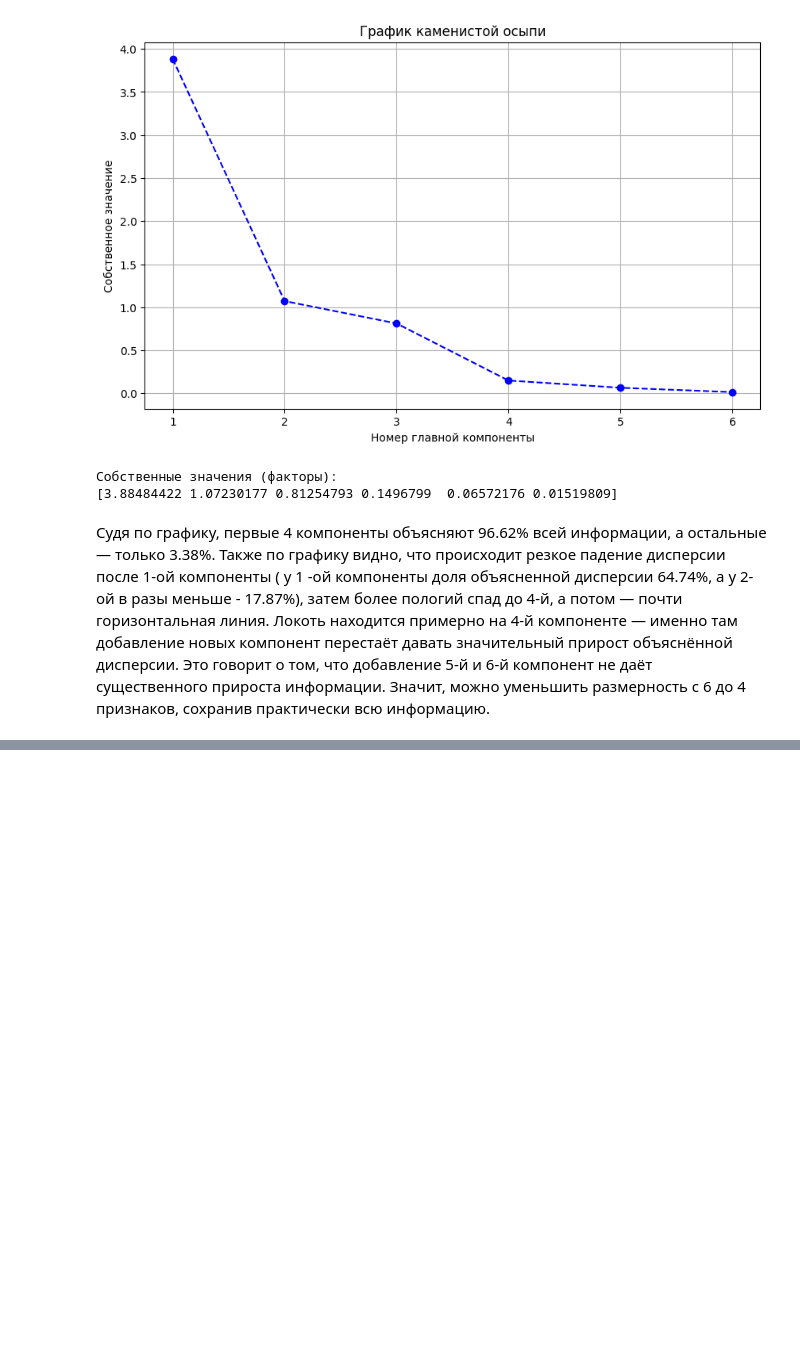
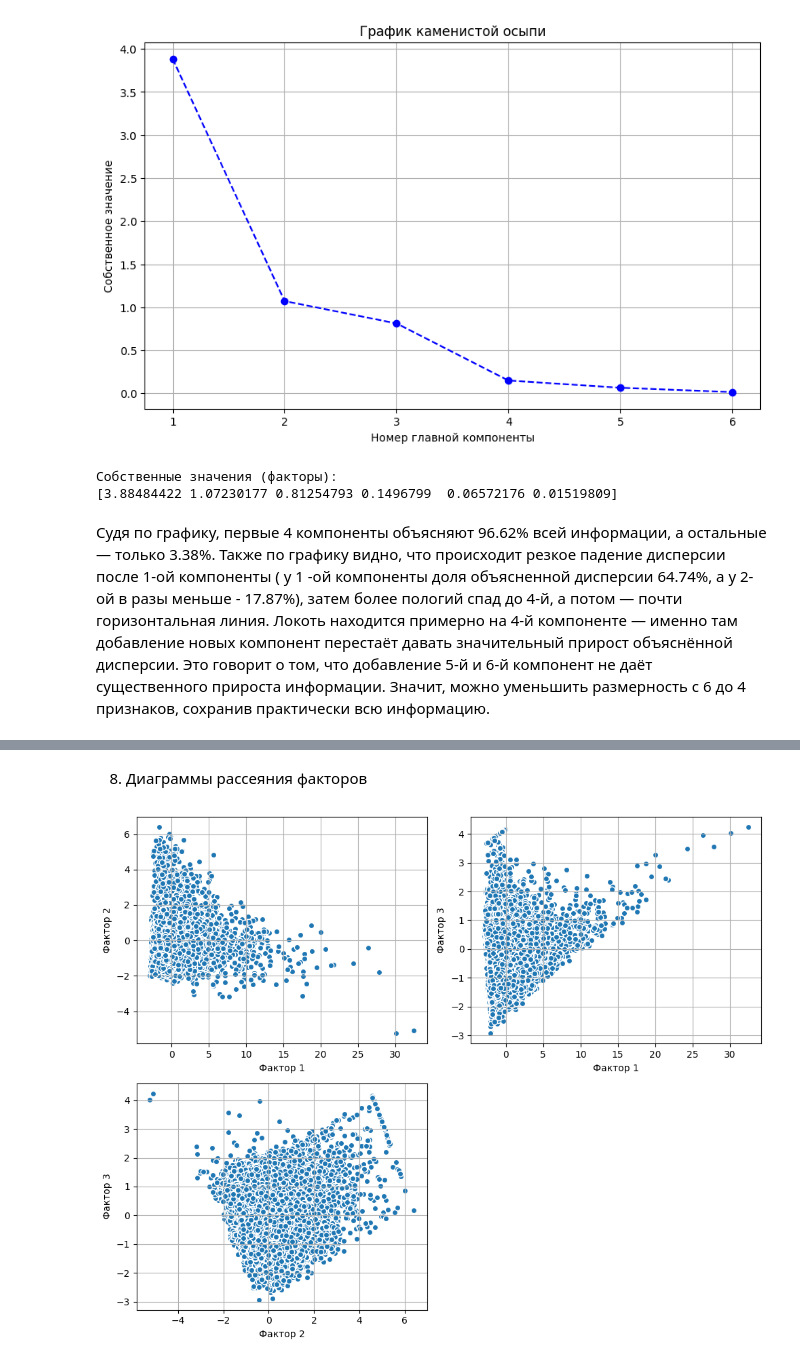
Before and after one commit to DaryaBorovinskaya/MAD_lab3, a Jupyter notebook: lab3.ipynb, the cells around one changed output, grey strips where cells are left out. Drawn from its saved outputs; the diff is of its cells as text; code cells hidden in the pictures; blank space fills up the shorter version.

```diff
--- a/lab3.ipynb
+++ b/lab3.ipynb
@@ -27,10 +27,8 @@ from sklearn.model_selection import train_test_split
 from sklearn.preprocessing import StandardScaler
 from scipy.stats import t
 
-path = kagglehub.dataset_download("camnugent/california-housing-prices")
-file_path = os.path.join(path, "housing.csv")
-df = pd.read_csv(file_path, sep=',')
 
+df = pd.read_csv("housing.csv", sep=',')
 
 columns_to_drop = ['longitude', 'latitude', 'ocean_proximity']
 df = df.drop(columns=columns_to_drop)
@@ -421,0 +401,27 @@ median_income       0.044223  0.887162  0.424226
+# %% [markdown]
+8. Диаграммы рассеяния факторов
+# %%
+import matplotlib.pyplot as plt
+import itertools
+import math
+
+
+pairs = list(itertools.combinations(range(n_components), 2))
+n_plots = len(pairs)
+
+cols = 2
+rows = math.ceil(n_plots / cols)
+
+plt.figure(figsize=(5 * cols, 4 * rows))
+
+for idx, (i, j) in enumerate(pairs):
+    plt.subplot(rows, cols, idx + 1)
+    plt.scatter(X_pca[:, i], X_pca[:, j], edgecolors='white')
+    plt.xlabel(f'Фактор {i+1}')
+    plt.ylabel(f'Фактор {j+1}')
+    plt.grid(True)
+
+plt.tight_layout()
+plt.show()
+# %% [output]
+[figure, added]
```
Also changed, not shown: parts of 15 cells of this notebook.
